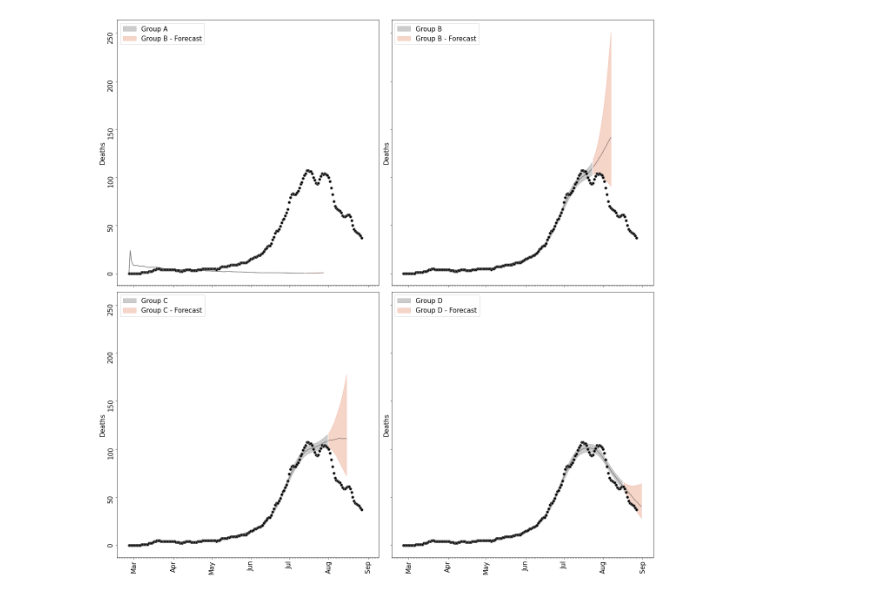
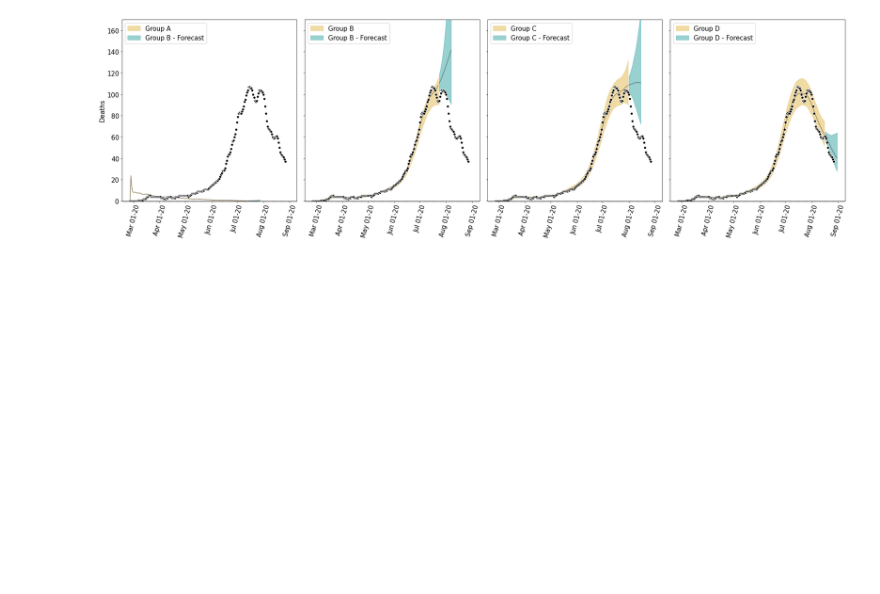
Before and after one commit to ChaosDonkey06/bogota_covid19_lockdowns, a Jupyter notebook: conterfactuals/conterfactuals_plots.ipynb, the cells around one changed output. Saved outputs shown, nothing was run; the diff lists cells and outputs as text; code cells hidden in the pictures; blank space fills up the shorter version.

Commit message:
update conterfactual plots!

```diff
--- a/conterfactuals/conterfactuals_plots.ipynb
+++ b/conterfactuals/conterfactuals_plots.ipynb
@@ -140,70 +140,74 @@ from matplotlib.patches import Patch
 from matplotlib import pyplot as plt
 from matplotlib import ticker
 
-fig, axes = plt.subplots(2, 2, figsize=(18, 18), sharex=True, sharey=True)
 
+color_fit   = "goldenrod"
+color_frsct = "darkcyan"
+fig, axes = plt.subplots(1, 4, figsize=(25, 7.5), sharex=True, sharey=True)
 
 deaths_df_A_fit = deaths_df_A[deaths_df_A["type"]=="estimate"]
-axes[0,0].fill_between(deaths_df_A_fit["date"], deaths_df_A_fit["low_50"], deaths_df_A_fit["high_50"], color='gray', alpha=0.4, label='Group A')
-axes[0,0].plot(deaths_df_A_fit["date"], deaths_df_A_fit["median"], color='black', alpha=0.4)
+axes[0].fill_between(deaths_df_A_fit["date"], deaths_df_A_fit["low_95"], deaths_df_A_fit["high_95"], color=color_fit, alpha=0.4, label='Group A')
+axes[0].plot(deaths_df_A_fit["date"], deaths_df_A_fit["median"], color='black', alpha=0.4)
 
 deaths_df_A_forecast = deaths_df_A[deaths_df_A["type"]=="forecast"]
 deaths_df_A_forecast = deaths_df_A_forecast.iloc[:15]
-axes[0,0].plot(deaths_df_A_forecast["date"], deaths_df_A_forecast["median"], color='black', alpha=0.4)
-axes[0,0].fill_between(deaths_df_A_forecast["date"], deaths_df_A_forecast["low_50"], deaths_df_A_forecast["high_50"], color='darksalmon', alpha=0.4, label='Group B - Forecast')
+axes[0].plot(deaths_df_A_forecast["date"], deaths_df_A_forecast["median"], color='black', alpha=0.4)
+axes[0].fill_between(deaths_df_A_forecast["date"], deaths_df_A_forecast["low_50"], deaths_df_A_forecast["high_50"], color=color_frsct, alpha=0.4, label='Group B - Forecast')
 
 
 deaths_df_B_fit = deaths_df_B[deaths_df_B["type"]=="estimate"]
-axes[0,1].fill_between(deaths_df_B_fit["date"], deaths_df_B_fit["low_50"], deaths_df_B_fit["high_50"], color='gray', alpha=0.4, label='Group B')
-axes[0,1].plot(deaths_df_B_fit["date"], deaths_df_B_fit["median"], color='black', alpha=0.4)
+axes[1].fill_between(deaths_df_B_fit["date"], deaths_df_B_fit["low_95"], deaths_df_B_fit["high_50"], color=color_fit, alpha=0.4, label='Group B')
+axes[1].plot(deaths_df_B_fit["date"], deaths_df_B_fit["median"], color='black', alpha=0.4)
 
 deaths_df_B_forecast = deaths_df_B[deaths_df_B["type"]=="forecast"]
 deaths_df_B_forecast = deaths_df_B_forecast.iloc[:15]
-axes[0,1].plot(deaths_df_B_forecast["date"], deaths_df_B_forecast["median"], color='black', alpha=0.4)
-axes[0,1].fill_between(deaths_df_B_forecast["date"], deaths_df_B_forecast["low_50"], deaths_df_B_forecast["high_50"], color='darksalmon', alpha=0.4, label='Group B - Forecast')
+axes[1].plot(deaths_df_B_forecast["date"], deaths_df_B_forecast["median"], color='black', alpha=0.4)
+axes[1].fill_between(deaths_df_B_forecast["date"], deaths_df_B_forecast["low_50"], deaths_df_B_forecast["high_50"], color=color_frsct, alpha=0.4, label='Group B - Forecast')
 
 deaths_df_C_fit = deaths_df_C[deaths_df_C["type"]=="estimate"]
-axes[1,0].fill_between(deaths_df_C_fit["date"], deaths_df_C_fit["low_50"], deaths_df_C_fit["high_50"], color='gray', alpha=0.4, label='Group C')
-axes[1,0].plot(deaths_df_C_fit["date"], deaths_df_C_fit["median"], color='black', alpha=0.4)
+axes[2].fill_between(deaths_df_C_fit["date"], deaths_df_C_fit["low_95"], deaths_df_C_fit["high_95"], color=color_fit, alpha=0.4, label='Group C')
+axes[2].plot(deaths_df_C_fit["date"], deaths_df_C_fit["median"], color='black', alpha=0.4)
 
 deaths_df_C_forecast = deaths_df_C[deaths_df_C["type"]=="forecast"]
 deaths_df_C_forecast = deaths_df_C_forecast.iloc[:15]
-axes[1,0].plot(deaths_df_C_forecast["date"], deaths_df_C_forecast["median"], color='black', alpha=0.4)
-axes[1,0].fill_between(deaths_df_C_forecast["date"], deaths_df_C_forecast["low_50"], deaths_df_C_forecast["high_50"], color='darksalmon', alpha=0.4, label='Group C - Forecast')
+axes[2].plot(deaths_df_C_forecast["date"], deaths_df_C_forecast["median"], color='black', alpha=0.4)
+axes[2].fill_between(deaths_df_C_forecast["date"], deaths_df_C_forecast["low_50"], deaths_df_C_forecast["high_50"], color=color_frsct, alpha=0.4, label='Group C - Forecast')
 
 
 deaths_df_D_fit = deaths_df_D[deaths_df_D["type"]=="estimate"]
-axes[1,1].fill_between(deaths_df_D_fit["date"], deaths_df_D_fit["low_50"], deaths_df_D_fit["high_50"], color='gray', alpha=0.4, label='Group D')
-axes[1,1].plot(deaths_df_D_fit["date"], deaths_df_D_fit["median"], color='black', alpha=0.4)
+axes[3].fill_between(deaths_df_D_fit["date"], deaths_df_D_fit["low_95"], deaths_df_D_fit["high_95"], color=color_fit, alpha=0.4, label='Group D')
+axes[3].plot(deaths_df_D_fit["date"], deaths_df_D_fit["median"], color='black', alpha=0.4)
 
 deaths_df_D_forecast = deaths_df_D[deaths_df_D["type"]=="forecast"]
 deaths_df_D_forecast = deaths_df_D_forecast.iloc[:15]
-axes[1,1].plot(deaths_df_D_forecast["date"], deaths_df_D_forecast["median"], color='black', alpha=0.4)
-axes[1,1].fill_between(deaths_df_D_forecast["date"], deaths_df_D_forecast["low_50"], deaths_df_D_forecast["high_50"], color='darksalmon', alpha=0.4, label='Group D - Forecast')
+axes[3].plot(deaths_df_D_forecast["date"], deaths_df_D_forecast["median"], color='black', alpha=0.4)
+axes[3].fill_between(deaths_df_D_forecast["date"], deaths_df_D_forecast["low_50"], deaths_df_D_forecast["high_50"], color=color_frsct, alpha=0.4, label='Group D - Forecast')
 
 
 for idx, ax in enumerate(axes.flatten()):
     loc = lockdowns[-1]
     data = bog_agg_df.loc[:loc["end_date"]][["smoothed_confirm", "smoothed_deaths"]].rename(columns={"smoothed_confirm": "confirmed", "smoothed_deaths": "death"})
-    ax.scatter(data.index.values, data["death"], facecolor='k', edgecolor="gray")
+    ax.scatter(data.index.values, data["death"], facecolor='k', edgecolor="w")
 
+    ax.xaxis.set_major_formatter(mdates.DateFormatter('%b %d-%y'))
     ax.xaxis.set_major_locator(mdates.MonthLocator())
-    ax.xaxis.set_major_formatter(mdates.DateFormatter('%b'))
     ax.xaxis.set_minor_locator(mdates.DayLocator())
     ax.xaxis.set_major_locator(mdates.WeekdayLocator())
     ax.xaxis.set_major_locator(mdates.MonthLocator())
     # ax.spines['top'].set_visible(False)
     # ax.spines['right'].set_visible(False)
     # ax.spines['left'].set_visible(False)
     # ax.spines['bottom'].set_visible(False)
     # ax.grid(which='major', axis='y', c='k', alpha=.1, zorder=-2)
-    ax.tick_params(which='both', axis='both', labelrotation=90, labelsize=15)
+    ax.tick_params(which='both', axis='x', labelrotation=75, labelsize=15)
     ax.yaxis.set_major_formatter(ticker.StrMethodFormatter("{x:.0f}"))
-    ax.set_ylabel('Deaths', size=15)
+    ax.tick_params(which='both', axis='y', labelsize=15)
     ax.legend(loc='upper left', fontsize=15)
+    ax.set_ylim([0, 170])
+axes[0].set_ylabel('Deaths', size=15)
 plt.tight_layout()
 # %% [output]
-[figure, old version]
+[figure, new version]
 # %%
 
 from matplotlib.dates import date2num, num2date
```
Also changed, not shown: parts of 2 cells of this notebook, 2 other files.
